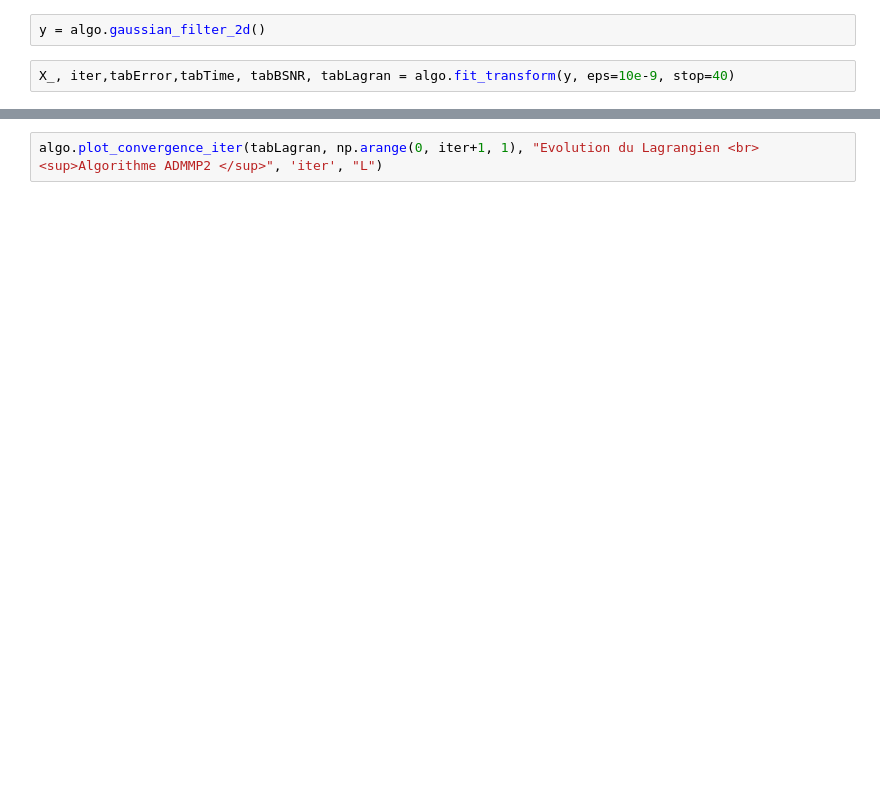
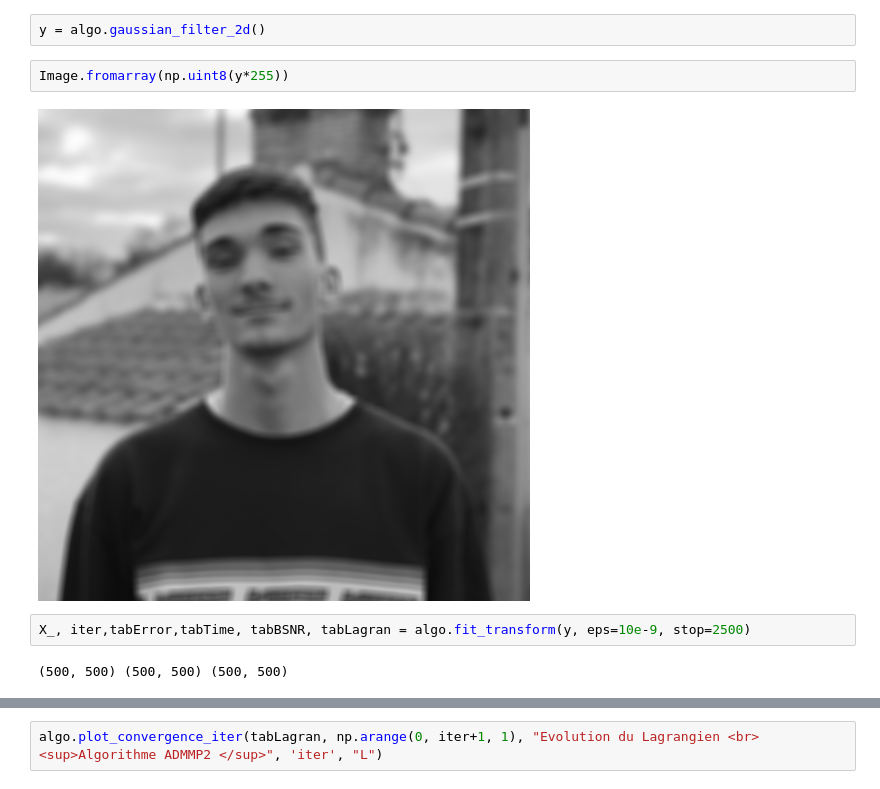
Before and after one commit to VictorCilleros/Image_Restoration_SDI, a Jupyter notebook: src/test.ipynb, the cells around one changed output, grey strips where cells are left out. Saved outputs shown, nothing was run; the diff lists cells and outputs as text; blank space fills up the shorter version.

```diff
--- a/src/test.ipynb
+++ b/src/test.ipynb
@@ -29,7 +31,13 @@ algo = ADMMP2(x/255., h, lambd=lambd, mu=mu, nu=nu)
 # %%
 y = algo.gaussian_filter_2d()
+# %%
+Image.fromarray(np.uint8(y*255))
+# %% [output]
+[figure, added]
 # %%
-X_, iter,tabError,tabTime, tabBSNR, tabLagran = algo.fit_transform(y, eps=10e-9, stop=40)
+X_, iter,tabError,tabTime, tabBSNR, tabLagran = algo.fit_transform(y, eps=10e-9, stop=2500)
+# %% [output]
+(500, 500) (500, 500) (500, 500)
 # %%
 Image.fromarray(np.uint8(X_*255))
 # %% [output]
```
Also changed, not shown: parts of 10 cells of this notebook, 2 other files.
